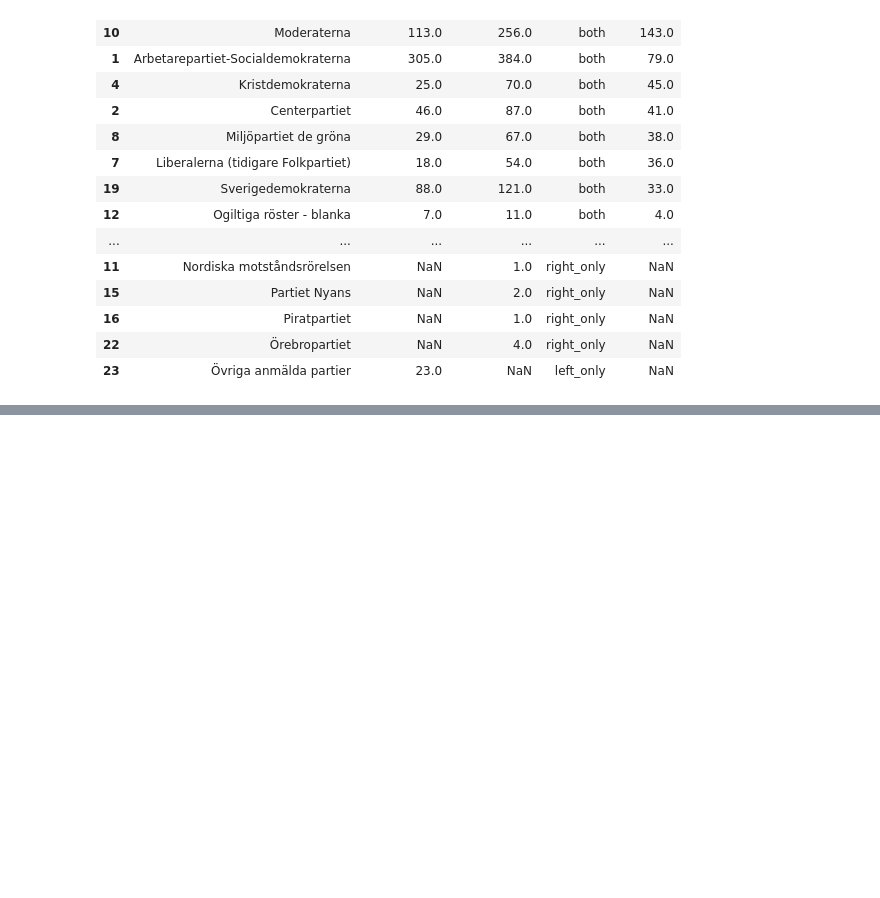
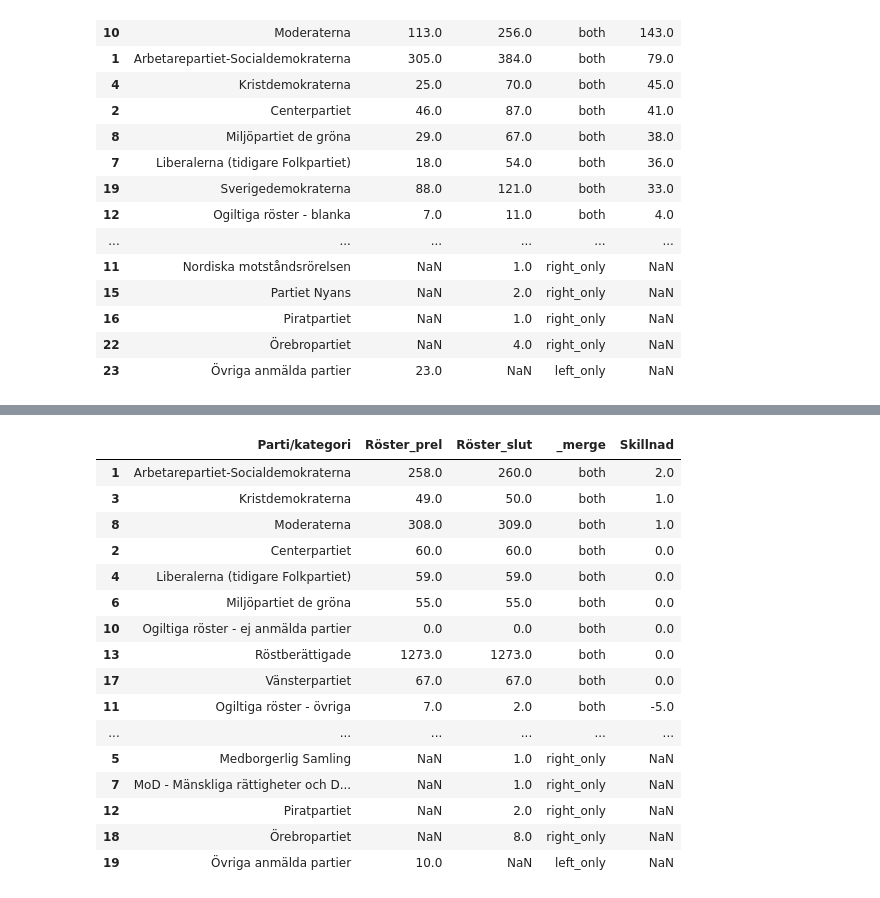
Before and after one commit to sven-0414/py-ai-lab, a Jupyter notebook: data_analysis/egen_lab.ipynb, the cells around one changed output, grey strips where cells are left out. Cells and saved outputs as stored; diff of their text form; code cells hidden in the pictures; blank space fills up the shorter version.

Commit message:
102 Kyrkbacken

```diff
--- a/data_analysis/egen_lab.ipynb
+++ b/data_analysis/egen_lab.ipynb
@@ -316,0 +330,36 @@ detalj.sort_values('Skillnad', ascending=False)
+# %%
+kod = 19800102  # 102 Kyrkbacken
+
+prel_ky = prel_distrikt[prel_distrikt['Valdistriktskod'] == kod]
+slutg_ky = roster[roster['Valdistriktskod'] == kod]
+
+detalj_ky = pd.merge(
+    prel_ky[['Parti/kategori', 'Röster']],
+    slutg_ky[['Parti/kategori', 'Röster']],
+    on='Parti/kategori',
+    how='outer',
+    suffixes=('_prel', '_slut'),
+    indicator=True
+)
+
+detalj_ky['Skillnad'] = detalj_ky['Röster_slut'] - detalj_ky['Röster_prel']
+
+detalj_ky.sort_values('Skillnad', ascending=False)
+# %% [output]
+|  | Parti/kategori | Röster_prel | Röster_slut | _merge | Skillnad |
+| 1 | Arbetarepartiet-Socialdemokraterna | 258.0 | 260.0 | both | 2.0 |
+| 3 | Kristdemokraterna | 49.0 | 50.0 | both | 1.0 |
+| 8 | Moderaterna | 308.0 | 309.0 | both | 1.0 |
+| 2 | Centerpartiet | 60.0 | 60.0 | both | 0.0 |
+| 4 | Liberalerna (tidigare Folkpartiet) | 59.0 | 59.0 | both | 0.0 |
+| 6 | Miljöpartiet de gröna | 55.0 | 55.0 | both | 0.0 |
+| 10 | Ogiltiga röster - ej anmälda partier | 0.0 | 0.0 | both | 0.0 |
+| 13 | Röstberättigade | 1273.0 | 1273.0 | both | 0.0 |
+| 17 | Vänsterpartiet | 67.0 | 67.0 | both | 0.0 |
+| 11 | Ogiltiga röster - övriga | 7.0 | 2.0 | both | -5.0 |
+| ... | ... | ... | ... | ... | ... |
+| 5 | Medborgerlig Samling | NaN | 1.0 | right_only | NaN |
+| 7 | MoD - Mänskliga rättigheter och D... | NaN | 1.0 | right_only | NaN |
+| 12 | Piratpartiet | NaN | 2.0 | right_only | NaN |
+| 18 | Örebropartiet | NaN | 8.0 | right_only | NaN |
+| 19 | Övriga anmälda partier | 10.0 | NaN | left_only | NaN |
```
Also changed, not shown: parts of 2 cells of this notebook.
